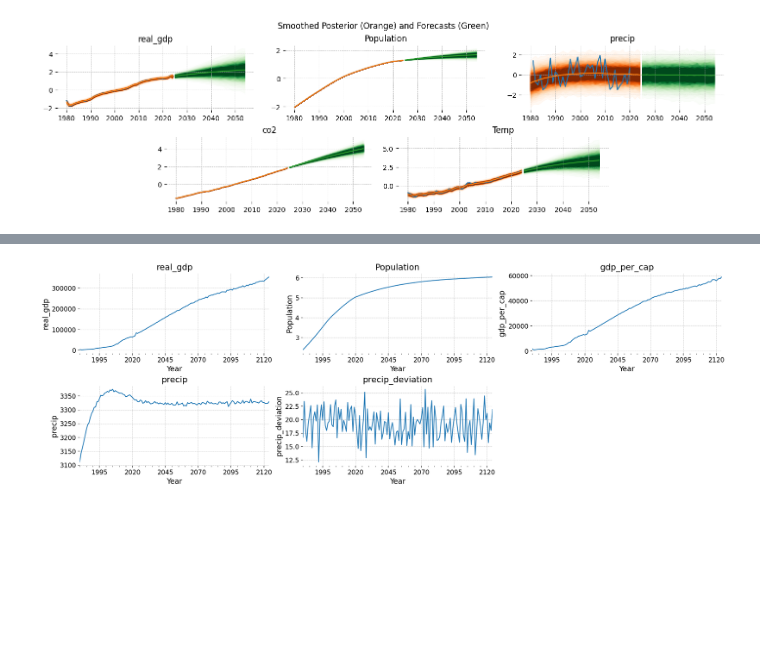
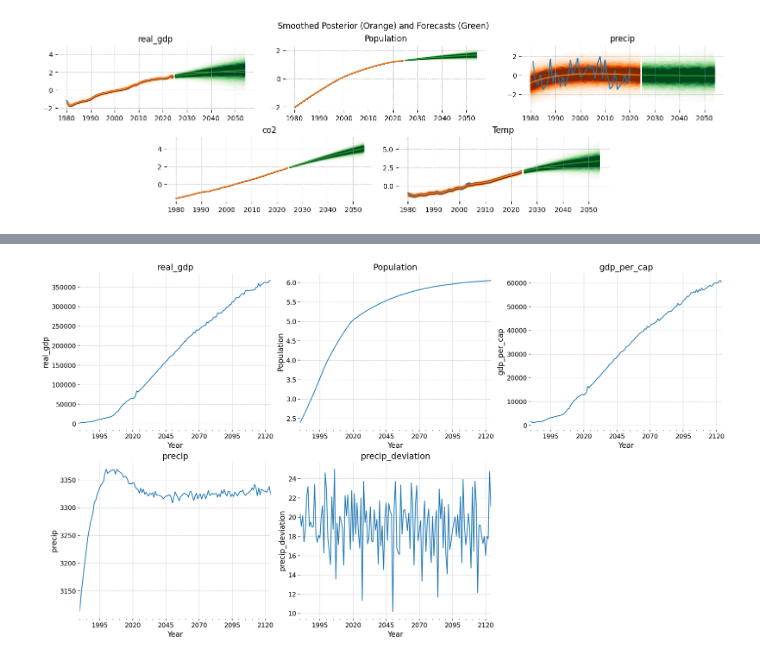
Before and after one commit to jessegrabowski/laos-climate-change, a Jupyter notebook: notebooks/final_paper/00a_time_series_forecasting_cr.ipynb, the cells around one changed output, grey strips where cells are left out. Drawn from its saved outputs; the diff is of its cells as text; code cells hidden in the pictures; blank space fills up the shorter version.

```diff
--- a/notebooks/final_paper/00a_time_series_forecasting_cr.ipynb
+++ b/notebooks/final_paper/00a_time_series_forecasting_cr.ipynb
@@ -449,7 +449,7 @@ res_df = to_dataframe(cond_post_all_unscaled)
 global_cols = [ 'co2', 'Temp', 'dev_ocean_temp', ]
 country_cols = ['real_gdp', 'Population', 'gdp_per_cap', 'precip', 'precip_deviation']
 # %%
-fig = plt.figure(figsize=(18, 8), dpi=144)
+fig = plt.figure(figsize=(18, 12), dpi=144)
 gs, locs = prepare_gridspec_figure(n_cols=3, n_plots=res_df.shape[1], figure=fig)
 
 for loc, name in zip(locs, res_df[global_cols].columns):
@@ -472,21 +472,21 @@ plt.show()
 # %%
-fig = plt.figure(figsize=(18, 8), dpi=144)
+fig = plt.figure(figsize=(18, 14), dpi=144)
 gs, locs = prepare_gridspec_figure(n_cols=3, n_plots=res_df.shape[1], figure=fig)
 
 for loc, name in zip(locs, res_df[country_cols].columns):
     axis = fig.add_subplot(gs[loc])
 
     res_df[name].plot(ax=axis, label='Smoother Posterior 55% Quantile')
 #     df_merged[name].plot(ax=axis, label='Original Data')
     handles = axis.get_lines()
     axis.set_title(name, size = 16)
     axis.set_xlabel("Year", fontsize=14)  # X-axis label
     axis.set_ylabel(name, fontsize=14)  # Y-axis label
     axis.tick_params(axis='both', which='major', labelsize=12)  # Tick labels
 # fig.legend(handles=handles, ncol=3, bbox_to_anchor=(0.5, 1.0), loc='lower center')
 
-fig.savefig(here("notebooks/final_paper/figures_and_plots/results/time_series_pred_cr.png"));
+# fig.savefig(here("notebooks/final_paper/figures_and_plots/results/time_series_pred_cr.png"));
 
 plt.show()
 # %% [output]
-[figure, old version]
+[figure, new version]
```
Also changed, not shown: parts of 8 cells of this notebook, 3 other files.
